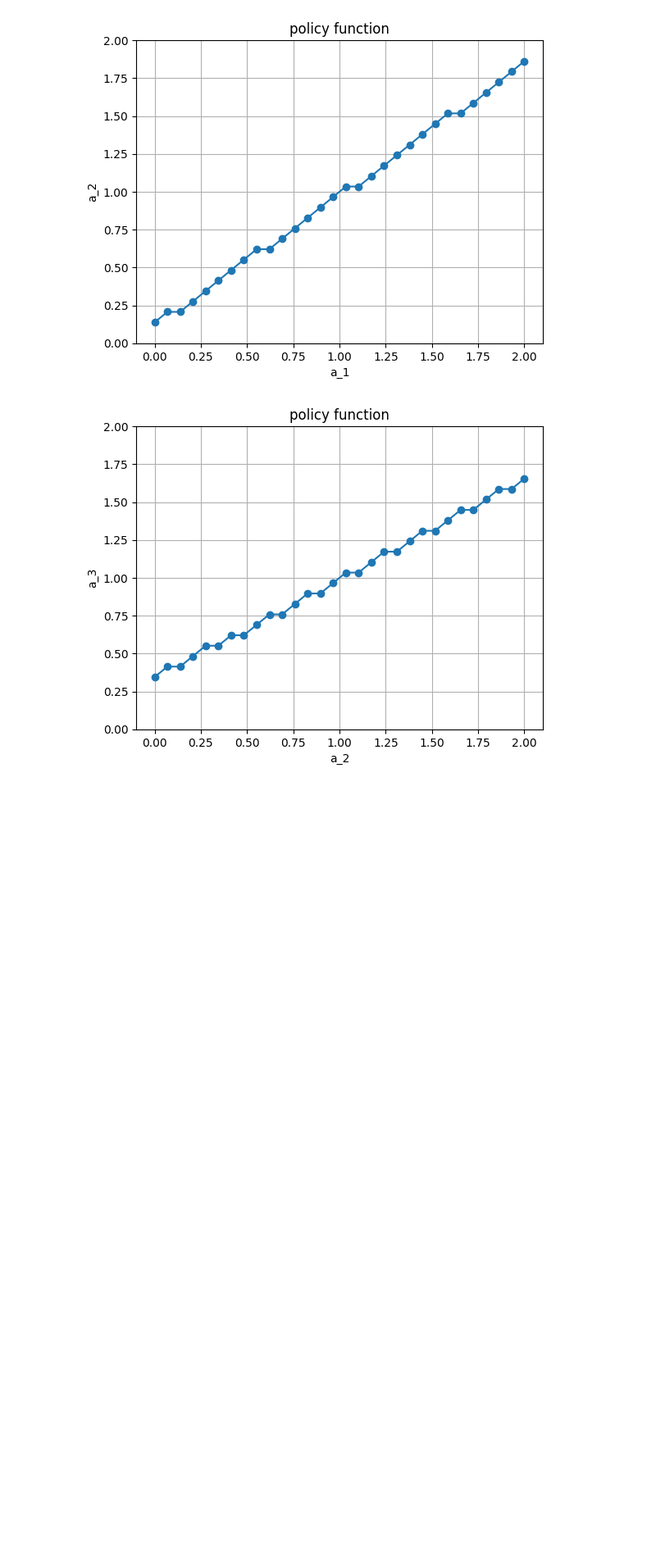
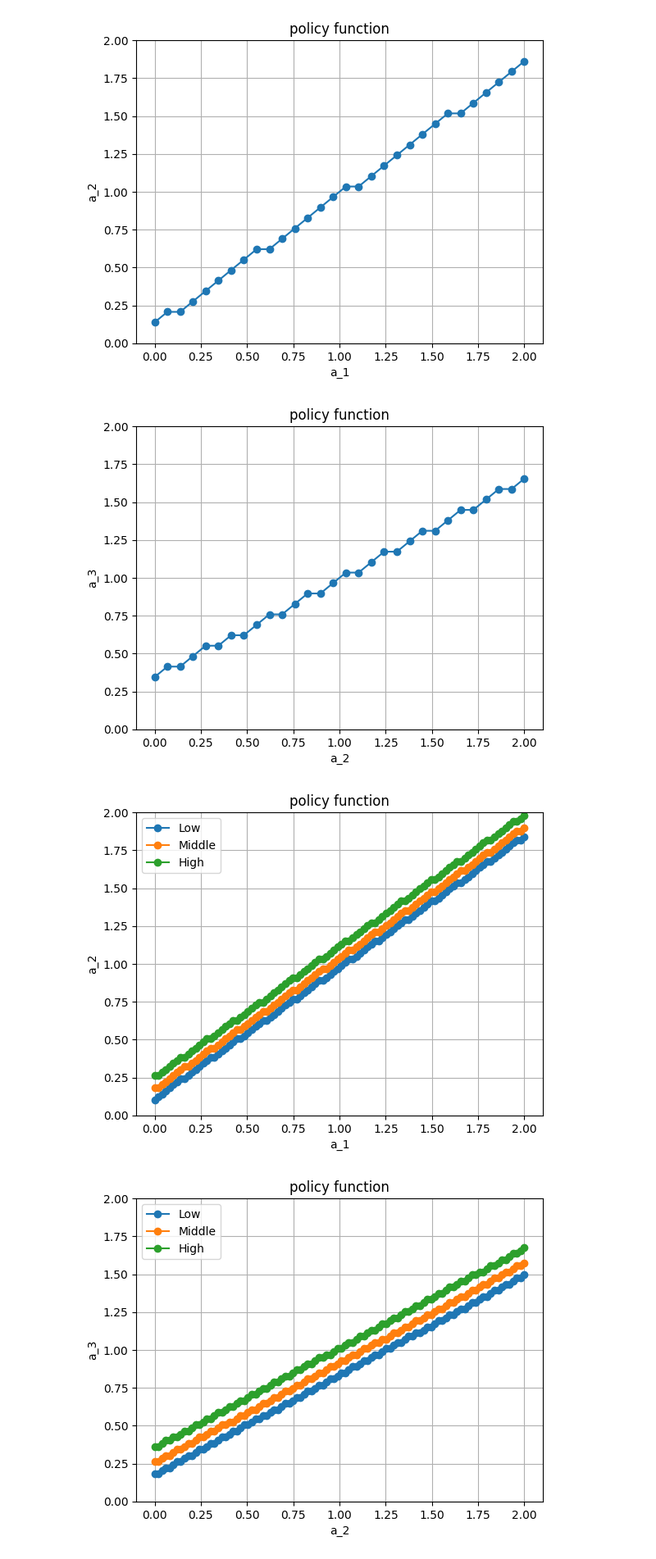
Before and after one commit to Katsushi-Nakanishi/Machine_Learning, a Jupyter notebook: 3period_model.ipynb, the cells around one changed output. Shown: that part at 82% size. Cells and saved outputs as stored; diff of their text form; code cells hidden in the pictures; blank space fills up the shorter version.

```diff
--- a/3period_model.ipynb
+++ b/3period_model.ipynb
@@ -84,37 +84,93 @@ beta = 0.985 ** 20
 r = 1.025 ** 20 - 1.0
 y = np.array([1.0, 1.2, 0.4])
 JJ = 3
 l = np.array([0.8027, 1.0, 1.2457])
 NL = 3
 prob = np.array([
     [0.7451, 0.2528, 0.0021],
     [0.1360, 0.7281,0.1361],
     [0.0021, 0.2528, 0.7451]
 ])
+mu_1 = np.array([1.0/NL, 1.0/NL, 1.0/NL]) # 初期分布の仮定
+
+mu_2 = np.zeros(NL)  # NL個入る箱を作っておく
+
+for il in range(NL):
+    for ilp in range(NL):
+        mu_2[ilp] += prob[il, ilp] *mu_1[il]
+
+    #mu_2[0] += prob[il, 0]*mu_1[il]   # prob[il, 0]*mu_1[il]をilすべてについて上乗せして足していく
+    #mu_2[1] += prob[il, 1]*mu_1[il]
+    #mu_2[2] += prob[il, 2]*mu_1[il]
+
+
 
 # grids
 a_l = 0.0
 a_u = 2.0
 NA = 100
 a = np.linspace(a_l, a_u, NA)
 
 # initialization
 v = np.zeros((JJ, NA, NL))
 iaplus = np.zeros((JJ, NA, NL), dtype=int)
 aplus = np.zeros((JJ, NA, NL))
 
 
 # backward induction
 # period 3
 for ia in range(NA):
         v[2, ia, :] = util(y[2] + (1.0 + r) * a[ia], gamma) # util(c, gamma)
+        # 3期目はilに依存しないのでこう書いている。
 
 # period 2
-for il in range(NL): # 今のアセットを固定
+for il in range(NL):
     for ia in range(NA):
-      reward = np.zeros(NA)
-      for iap in range(NA):
-          reward[iap] = util(l[il] + (1.0 + r) * a[ia] - a[iap], gamma) + beta * v[2, iap, ]
-      iaplus[1, ia, il] = np.argmax(reward)
-      aplus[1, ia, il] = a[iaplus[1, ia, il]]  # 各a_2ごとに最適なa_3を格納
-      v[1, ia, il] = reward[iaplus[1, ia, il]]  # 各a_2ごとに最大の効用V(2,a)を格納
+        reward = np.zeros(NA) # 各番号アセットについてバリューをいったん格納
+        for iap in range(NA):
+            reward[iap] = util(l[il] + (1.0+r)*a[ia] - a[iap], gamma) + beta*v[2, iap, 0] # 1でも2でもいい
+        iaplus[1, ia, il] = np.argmax(reward)
+        aplus[1, ia, il] = a[iaplus[1, ia, il]]
+        v[1, ia, il] = reward[iaplus[1, ia, il]]
+
+# period 1
+for il in range(NL):
+    for ia in range(NA):
+        reward = np.zeros(NA)
+        for iap in range(NA):
+            EV = 0.0
+            for ilp in range(NL):
+                EV += prob[il, ilp]*v[1,iap, ilp] # ここではiap固定でilpが確率によって変動するときの期待値
+            reward[iap] = util(l[il] + (1.0+r)*a[ia] - a[iap], gamma) + beta*EV
+
+        iaplus[0, ia, il] = np.argmax(reward)
+        aplus[0, ia, il] = a[iaplus[0, ia, il]]
+        v[0, ia, il] = reward[iaplus[0, ia, il]]
+
+
+plt.figure()
+plt.plot(a, aplus[0, :, 0], marker='o', label='Low') # 1期目の生産性Lのときのアセットによる変動
+plt.plot(a, aplus[0, :, 1], marker='o', label='Middle')
+plt.plot(a, aplus[0, :, 2], marker='o', label='High')
+plt.title("policy function")
+plt.xlabel("a_1")
+plt.ylabel("a_2")
+plt.ylim(a_l, a_u)
+plt.grid(True)
+plt.legend()
+plt.show()
+
+plt.figure()
+plt.plot(a, aplus[1, :, 0], marker='o', label='Low') # 1期目の生産性Lのときのアセットによる変動
+plt.plot(a, aplus[1, :, 1], marker='o', label='Middle')
+plt.plot(a, aplus[1, :, 2], marker='o', label='High')
+plt.title("policy function")
+plt.xlabel("a_2")
+plt.ylabel("a_3")
+plt.ylim(a_l, a_u)
+plt.grid(True)
+plt.legend()
+plt.show()
+# %% [output]
+[figure, added]
+[figure, added]
```
Also changed, not shown: parts of 2 cells of this notebook.
